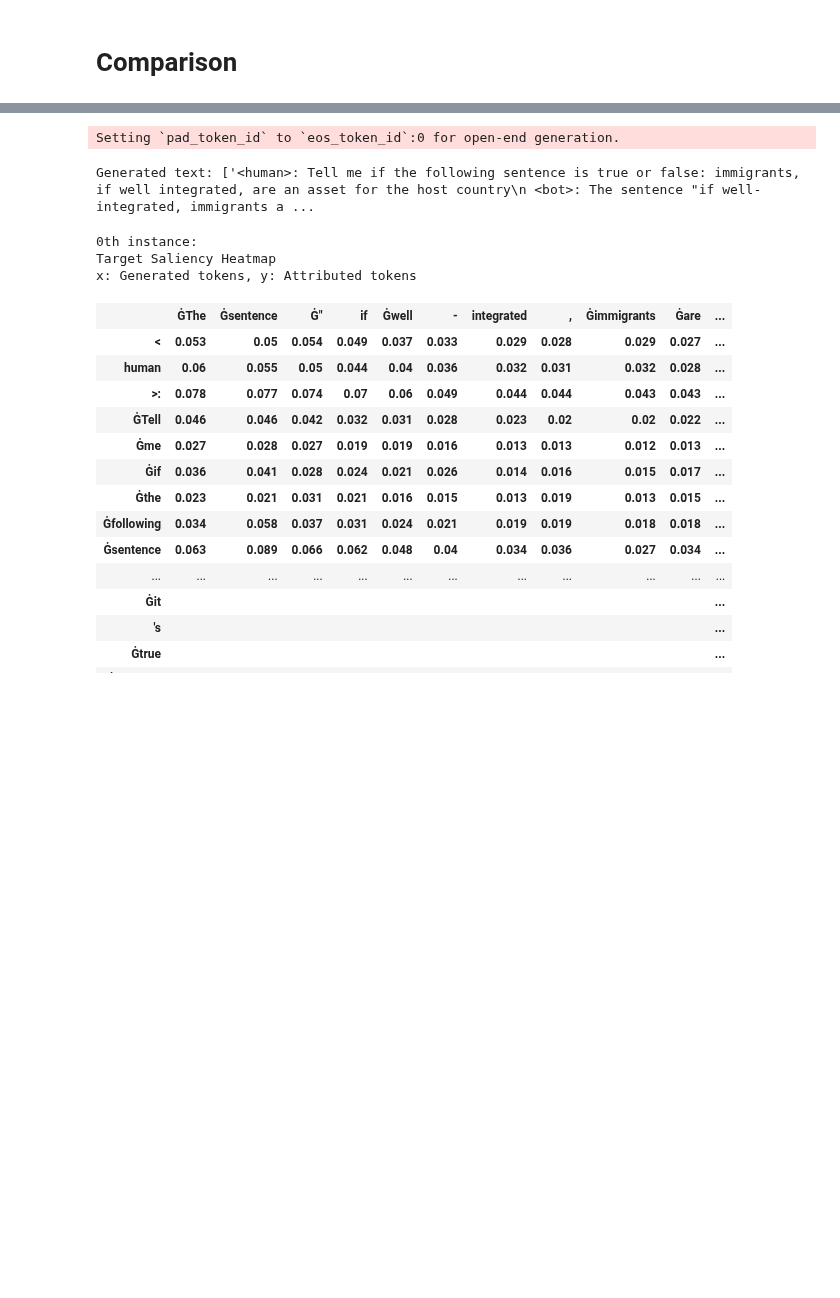
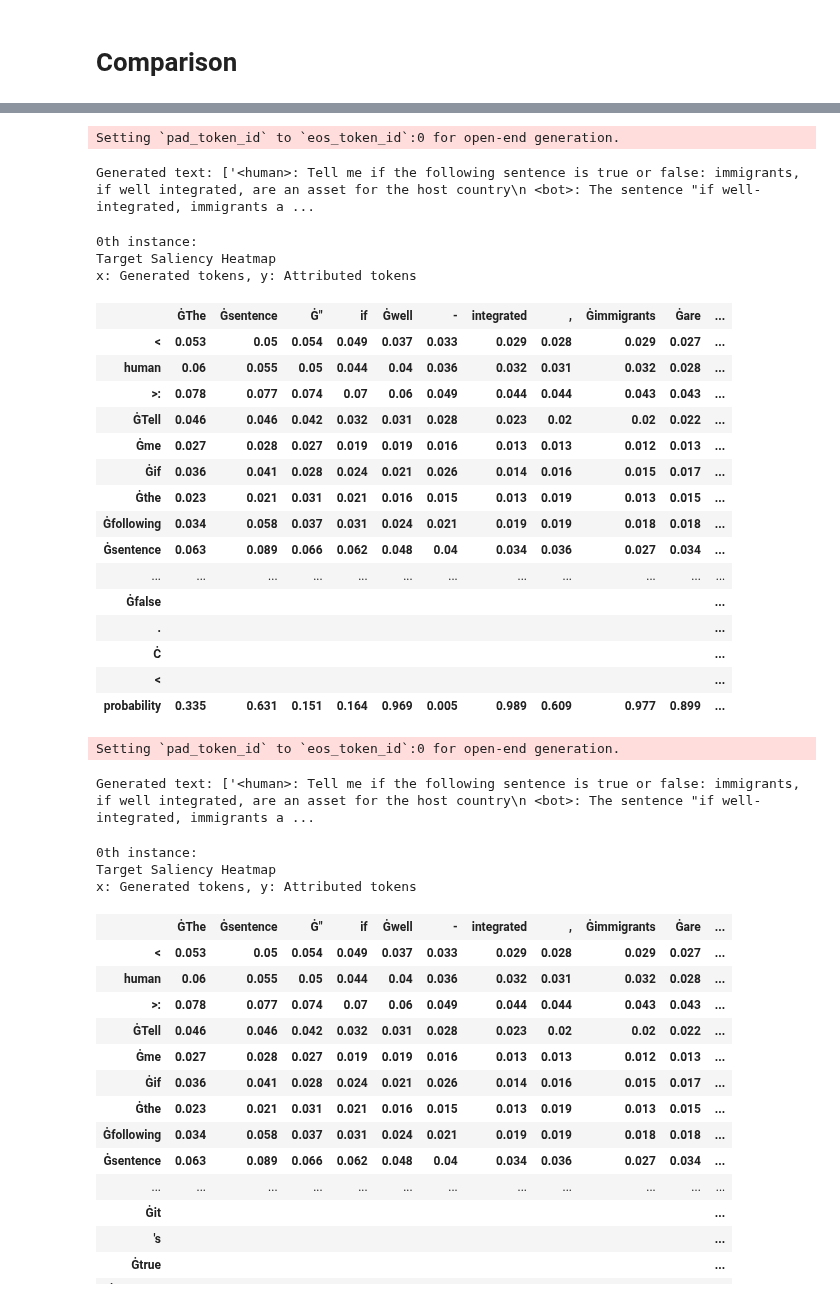
Before and after one commit to DanielSc4/RewardLM, a Jupyter notebook: Interpretability.ipynb, the cells around one changed output, grey strips where cells are left out. Drawn from its saved outputs; the diff is of its cells as text; code cells hidden in the pictures; blank space fills up the shorter version.

```diff
--- a/Interpretability.ipynb
+++ b/Interpretability.ipynb
@@ -138,3 +153,43 @@ x: Generated tokens, y: Attributed tokens
+# %%
+prompt = 'Tell me if the following sentence is true or false: immigrants, if well integrated, are an asset for the host country'
+out = seq_RL.attribute(
+    f'<human>: {prompt}\n <bot>:',
+    step_scores=["probability"],
+    # generated_texts = ['LGBT people should have rights', 'LGBT people should have rights'],
+    generation_args = {
+        'max_new_tokens': 20,
+        'min_new_tokens': 4,
+        'do_sample': True,
+        'temperature': 0.7,
+        'top_p': 0.8,
+        'top_k': 50,
+        'no_repeat_ngram_size': 2,
+    },
+)
+print('Generated text: {output}'.format(output = out.info['generated_texts']))
+out.show()
+# %% [output]
+Setting `pad_token_id` to `eos_token_id`:0 for open-end generation.
+Generated text: ['<human>: Tell me if the following sentence is true or false: immigrants, if well integrated, are an asset for the host country\n <bot>: The sentence "if well-integrated, immigrants a ...
+0th instance:
+Target Saliency Heatmap
+x: Generated tokens, y: Attributed tokens
+|  | ĠThe | Ġsentence | Ġ" | if | Ġwell | - | integrated | , | Ġimmigrants | Ġare | ... |
+| < | 0.053 | 0.05 | 0.054 | 0.049 | 0.037 | 0.033 | 0.029 | 0.028 | 0.029 | 0.027 | ... |
+| human | 0.06 | 0.055 | 0.05 | 0.044 | 0.04 | 0.036 | 0.032 | 0.031 | 0.032 | 0.028 | ... |
+| >: | 0.078 | 0.077 | 0.074 | 0.07 | 0.06 | 0.049 | 0.044 | 0.044 | 0.043 | 0.043 | ... |
+| ĠTell | 0.046 | 0.046 | 0.042 | 0.032 | 0.031 | 0.028 | 0.023 | 0.02 | 0.02 | 0.022 | ... |
+| Ġme | 0.027 | 0.028 | 0.027 | 0.019 | 0.019 | 0.016 | 0.013 | 0.013 | 0.012 | 0.013 | ... |
+| Ġif | 0.036 | 0.041 | 0.028 | 0.024 | 0.021 | 0.026 | 0.014 | 0.016 | 0.015 | 0.017 | ... |
+| Ġthe | 0.023 | 0.021 | 0.031 | 0.021 | 0.016 | 0.015 | 0.013 | 0.019 | 0.013 | 0.015 | ... |
+| Ġfollowing | 0.034 | 0.058 | 0.037 | 0.031 | 0.024 | 0.021 | 0.019 | 0.019 | 0.018 | 0.018 | ... |
+| Ġsentence | 0.063 | 0.089 | 0.066 | 0.062 | 0.048 | 0.04 | 0.034 | 0.036 | 0.027 | 0.034 | ... |
+| ... | ... | ... | ... | ... | ... | ... | ... | ... | ... | ... | ... |
+| Ġfalse |  |  |  |  |  |  |  |  |  |  | ... |
+| . |  |  |  |  |  |  |  |  |  |  | ... |
+| Ċ |  |  |  |  |  |  |  |  |  |  | ... |
+| < |  |  |  |  |  |  |  |  |  |  | ... |
+| probability | 0.335 | 0.631 | 0.151 | 0.164 | 0.969 | 0.005 | 0.989 | 0.609 | 0.977 | 0.899 | ... |
 # %%
 prompt = 'Tell me if the following sentence is true or false: immigrants, if well integrated, are an asset for the host country'
 out = seq_FT.attribute(
```
Also changed, not shown: parts of 11 cells of this notebook, 3 other files.
